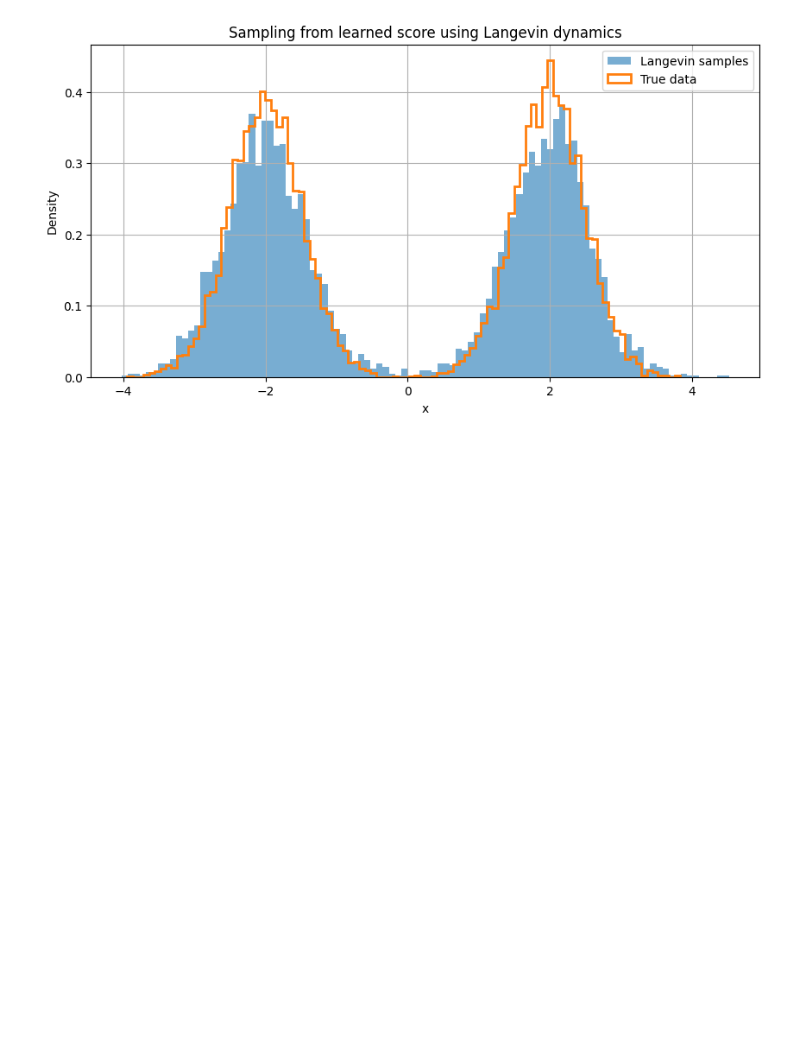
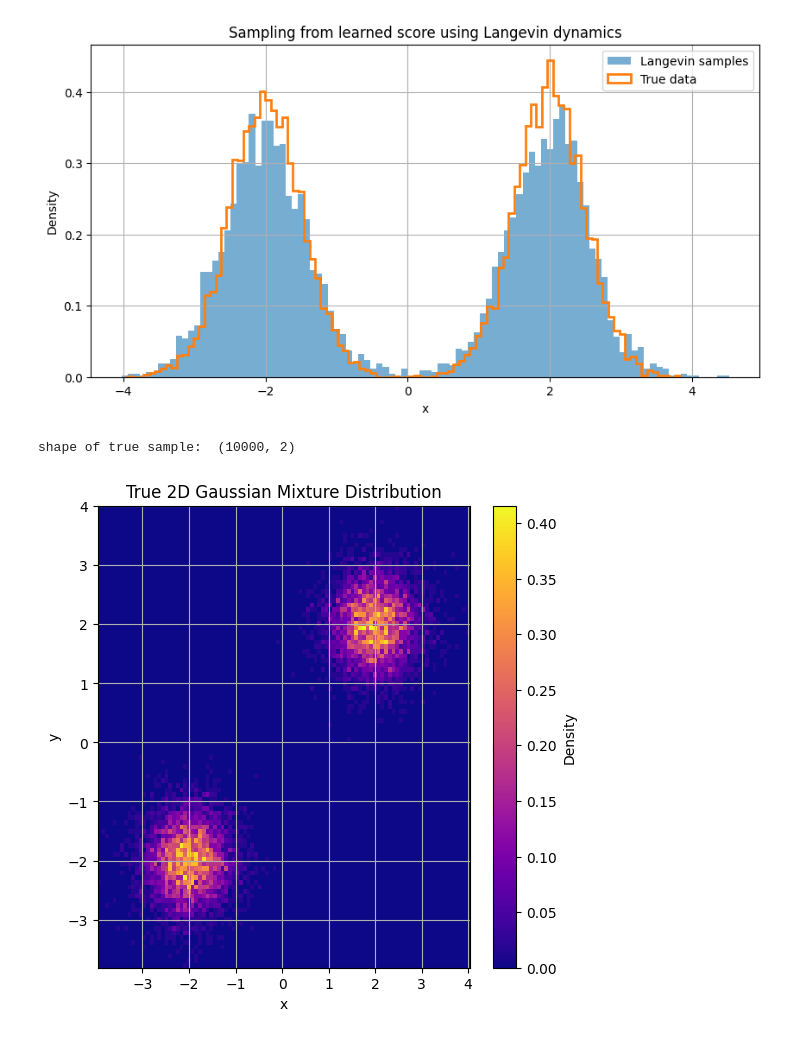
Before and after one commit to Jaseelkt007/Generative_AI_basics, a Jupyter notebook: Langvin_sampling.ipynb, the cells around one changed output. Saved outputs shown, nothing was run; the diff lists cells and outputs as text; code cells hidden in the pictures; blank space fills up the shorter version.

```diff
--- a/Langvin_sampling.ipynb
+++ b/Langvin_sampling.ipynb
@@ -308,3 +308,32 @@ plt.legend()
 plt.show()
 # %% [output]
 [figure]
+# %%
+# 2D case
+# Define a 2D Gaussian mixture distribution
+def sample_2d_data(n):
+    means = [np.array([-2, -2]), np.array([2, 2])]
+    samples = []
+    for _ in range(n):
+        if np.random.rand() < 0.5:
+            samples.append(np.random.randn(2) * 0.5 + means[0])
+        else:
+            samples.append(np.random.randn(2) * 0.5 + means[1])
+    return np.array(samples)
+
+# Sample from the true distribution
+true_samples = sample_2d_data(10000)
+print(f"shape of true sample: ", true_samples.shape)
+
+# Visualize the true distribution
+plt.figure(figsize=(6, 6))
+plt.hist2d(true_samples[:, 0], true_samples[:, 1], bins=100, density=True, cmap='plasma')
+plt.colorbar(label='Density')
+plt.title('True 2D Gaussian Mixture Distribution')
+plt.xlabel('x')
+plt.ylabel('y')
+plt.grid(True)
+plt.show()
+# %% [output]
+shape of true sample:  (10000, 2)
+[figure, added]
```
Also changed, not shown: parts of 10 cells of this notebook.
